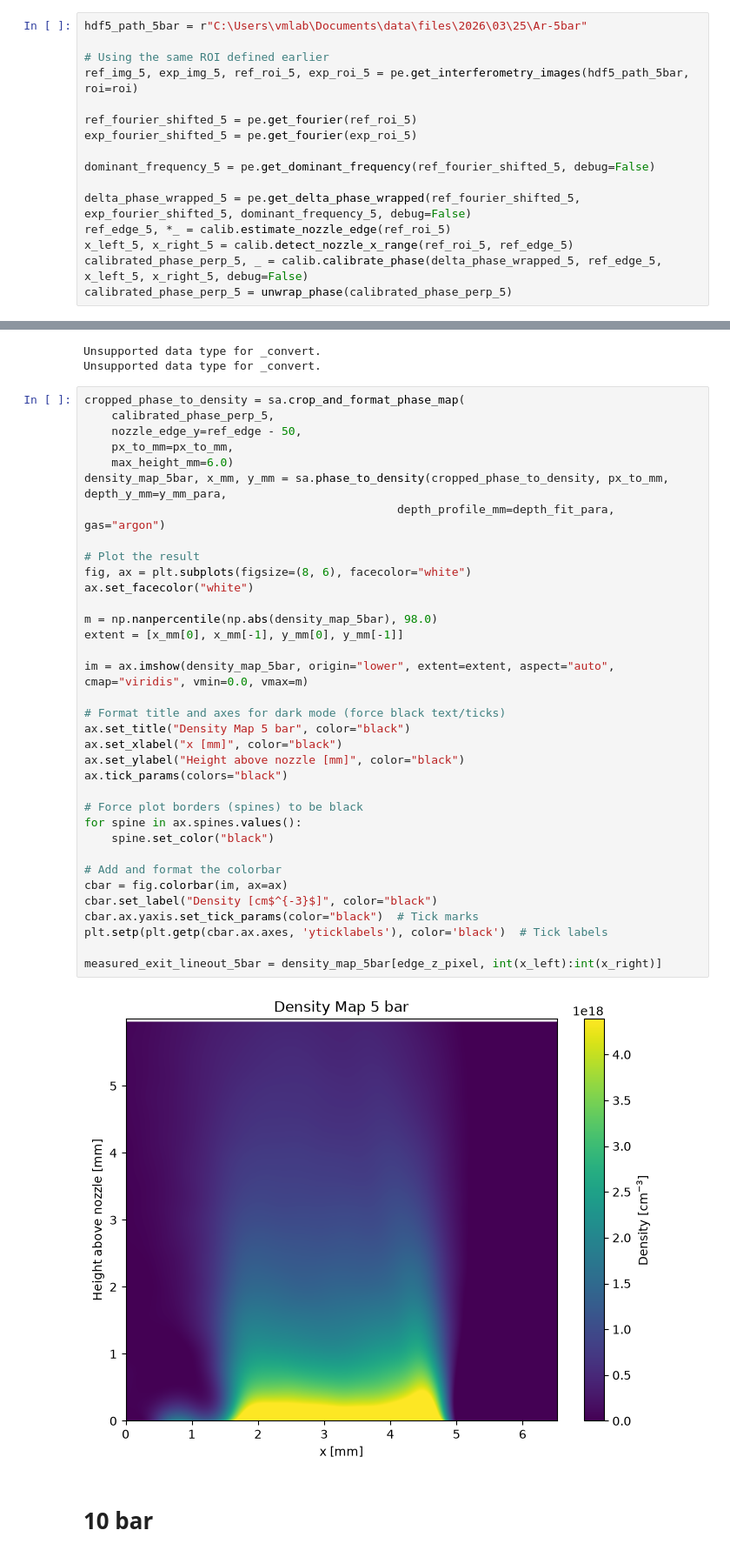
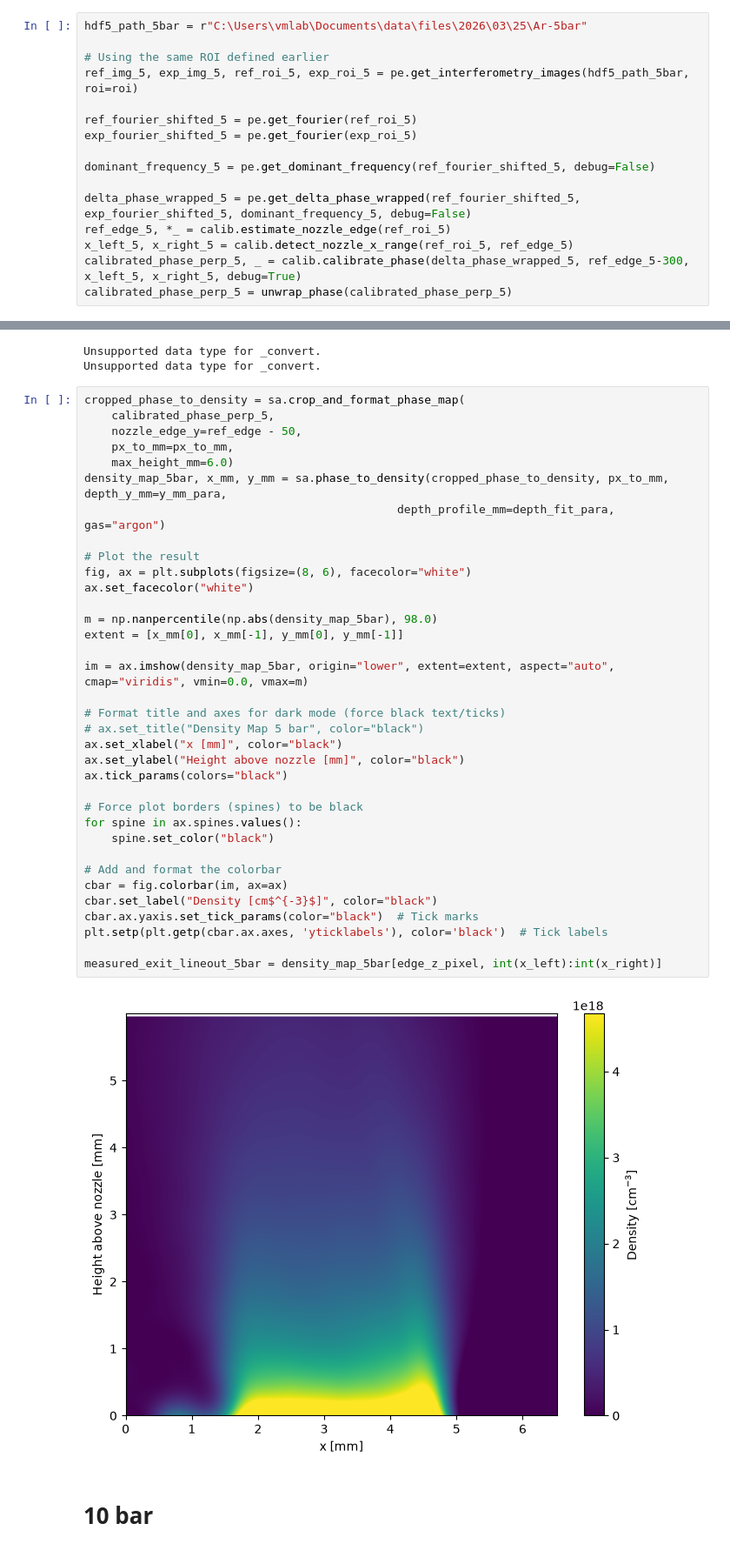
Before and after one commit to MalkaTargetry/nozzle_analysis, a Jupyter notebook: notebooks/nozzle_142.ipynb, the cells around one changed output, grey strips where cells are left out. Shown at 87% size. Cells and saved outputs as stored; diff of their text form.

```diff
--- a/notebooks/nozzle_142.ipynb
+++ b/notebooks/nozzle_142.ipynb
@@ -215,7 +216,7 @@ dominant_frequency_5 = pe.get_dominant_frequency(ref_fourier_shifted_5, debug=Fa
 delta_phase_wrapped_5 = pe.get_delta_phase_wrapped(ref_fourier_shifted_5, exp_fourier_shifted_5, dominant_frequency_5, debug=False)
 ref_edge_5, *_ = calib.estimate_nozzle_edge(ref_roi_5)
 x_left_5, x_right_5 = calib.detect_nozzle_x_range(ref_roi_5, ref_edge_5)
-calibrated_phase_perp_5, _ = calib.calibrate_phase(delta_phase_wrapped_5, ref_edge_5, x_left_5, x_right_5, debug=False)
+calibrated_phase_perp_5, _ = calib.calibrate_phase(delta_phase_wrapped_5, ref_edge_5-300, x_left_5, x_right_5, debug=True)
 calibrated_phase_perp_5 = unwrap_phase(calibrated_phase_perp_5)
 # %% [output]
 Unsupported data type for _convert.
@@ -267,35 +335,35 @@ cropped_phase_to_density = sa.crop_and_format_phase_map(
     max_height_mm=6.0)
 density_map_5bar, x_mm, y_mm = sa.phase_to_density(cropped_phase_to_density, px_to_mm, depth_y_mm=y_mm_para,
                                               depth_profile_mm=depth_fit_para, gas="argon")
 
 # Plot the result
 fig, ax = plt.subplots(figsize=(8, 6), facecolor="white")
 ax.set_facecolor("white")
 
 m = np.nanpercentile(np.abs(density_map_5bar), 98.0)
 extent = [x_mm[0], x_mm[-1], y_mm[0], y_mm[-1]]
 
 im = ax.imshow(density_map_5bar, origin="lower", extent=extent, aspect="auto", cmap="viridis", vmin=0.0, vmax=m)
 
 # Format title and axes for dark mode (force black text/ticks)
-ax.set_title("Density Map 5 bar", color="black")
+# ax.set_title("Density Map 5 bar", color="black")
 ax.set_xlabel("x [mm]", color="black")
 ax.set_ylabel("Height above nozzle [mm]", color="black")
 ax.tick_params(colors="black")
 
 # Force plot borders (spines) to be black
 for spine in ax.spines.values():
     spine.set_color("black")
 
 # Add and format the colorbar
 cbar = fig.colorbar(im, ax=ax)
 cbar.set_label("Density [cm$^{-3}$]", color="black")
 cbar.ax.yaxis.set_tick_params(color="black")  # Tick marks
 plt.setp(plt.getp(cbar.ax.axes, 'yticklabels'), color='black')  # Tick labels
 
 measured_exit_lineout_5bar = density_map_5bar[edge_z_pixel, int(x_left):int(x_right)]
 # %% [output]
-[figure, old version]
+[figure, new version]
 # %% [markdown]
 # 10 bar
 # %%
```
Also changed, not shown: parts of 4 cells of this notebook.
